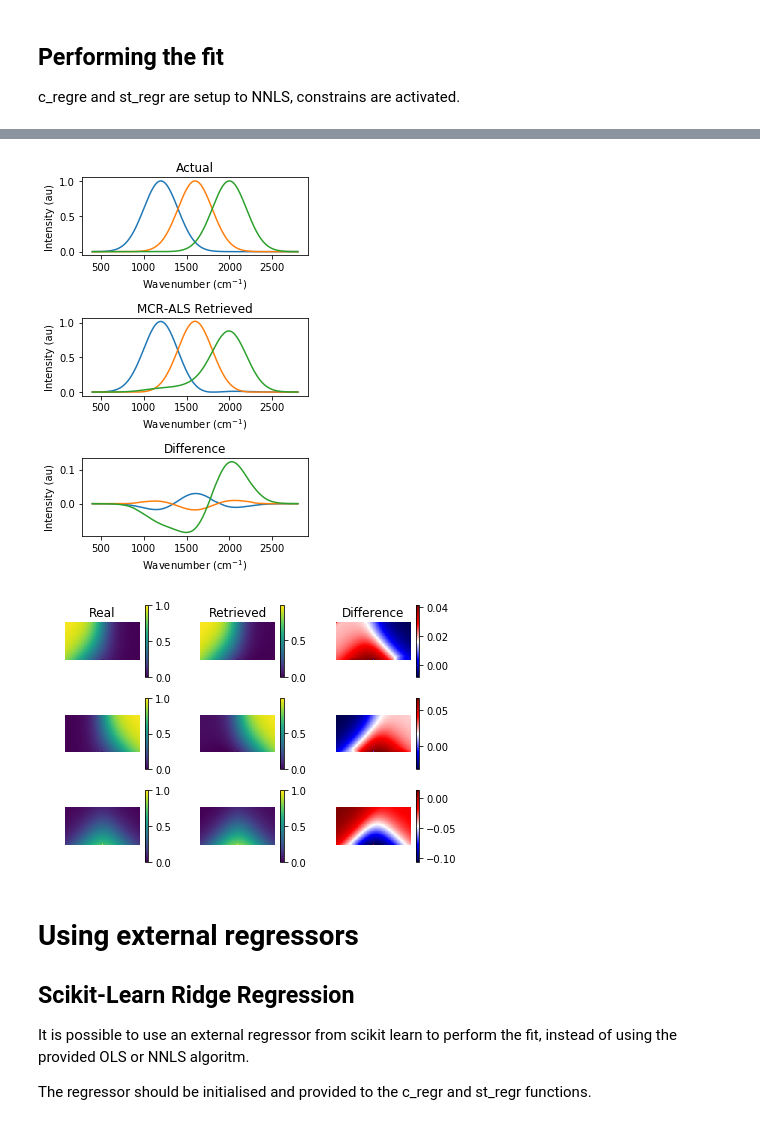
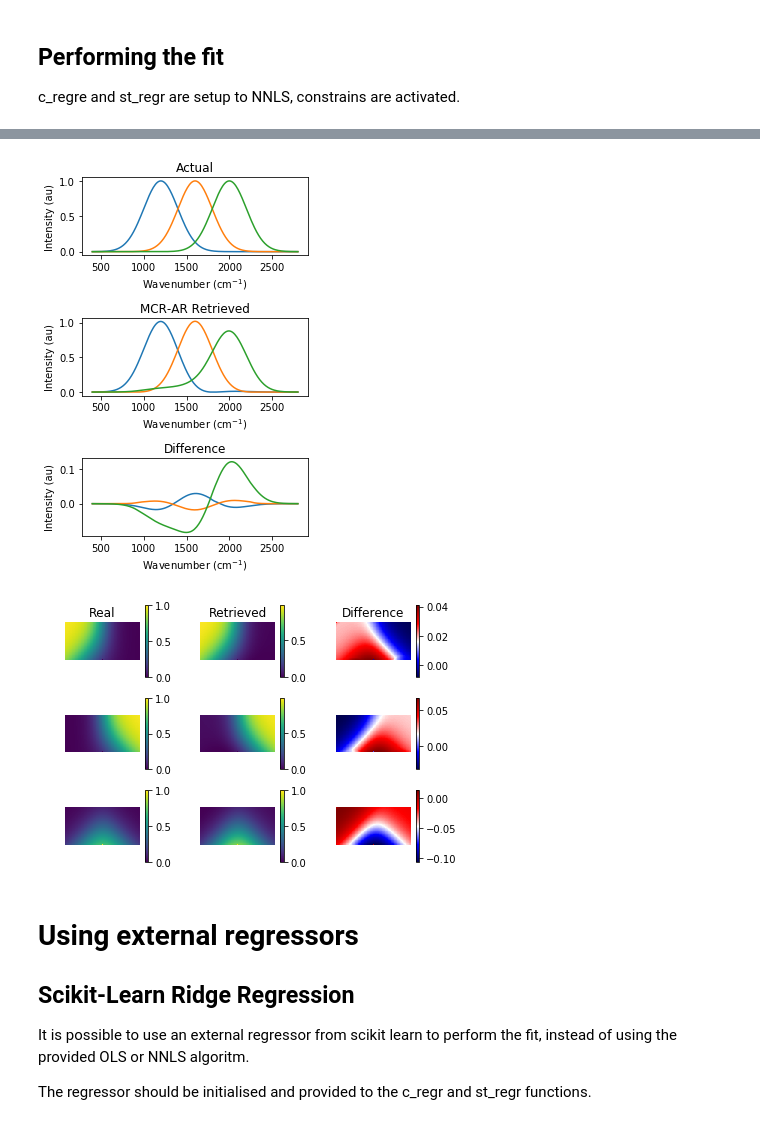
Before and after one commit to usnistgov/pyMCR, a Jupyter notebook: Examples/Demo.ipynb, the cells around one changed output, grey strips where cells are left out. Saved outputs shown, nothing was run; the diff lists cells and outputs as text; code cells hidden in the pictures.

```diff
--- a/Examples/Demo.ipynb
+++ b/Examples/Demo.ipynb
@@ -337,7 +337,7 @@ plt.subplot(312)
 plt.plot(wn, mcrar.ST_opt_.T)
 plt.xlabel(r'Wavenumber (cm$^{-1}$)')
 plt.ylabel('Intensity (au)')
-plt.title('MCR-ALS Retrieved')
+plt.title('MCR-AR Retrieved')
 
 plt.subplot(313)
 plt.plot(wn, spectra.T - mcrar.ST_opt_.T)
@@ -350,34 +350,34 @@ plt.show()
 
 temp = mcrar.C_opt_.reshape(conc.shape)
 plt.figure(figsize=(6,4))
 for num in range(n_components):
     plt.subplot(3,3,3*num+1)
     plt.imshow(conc[...,num])
     plt.colorbar()
     plt.axis('off')
     if num == 0:
         plt.title('Real')
 
     plt.subplot(3,3,3*num+2)
     plt.imshow(temp[...,num])
     plt.colorbar()
     plt.axis('off')
 
     if num == 0:
         plt.title('Retrieved')
 
     plt.subplot(3,3,3*num+3)
     plt.imshow(conc[...,num] - temp[...,num], cmap='seismic')
     plt.colorbar()
     plt.axis('off')
 
     if num == 0:
         plt.title('Difference')
 
 plt.tight_layout()
 plt.show()
 # %% [output]
-[figure, old version]
+[figure, new version]
 [figure]
 # %% [markdown]
 # Using external regressors
```
Also changed, not shown: parts of 5 cells of this notebook, 5 other files.
